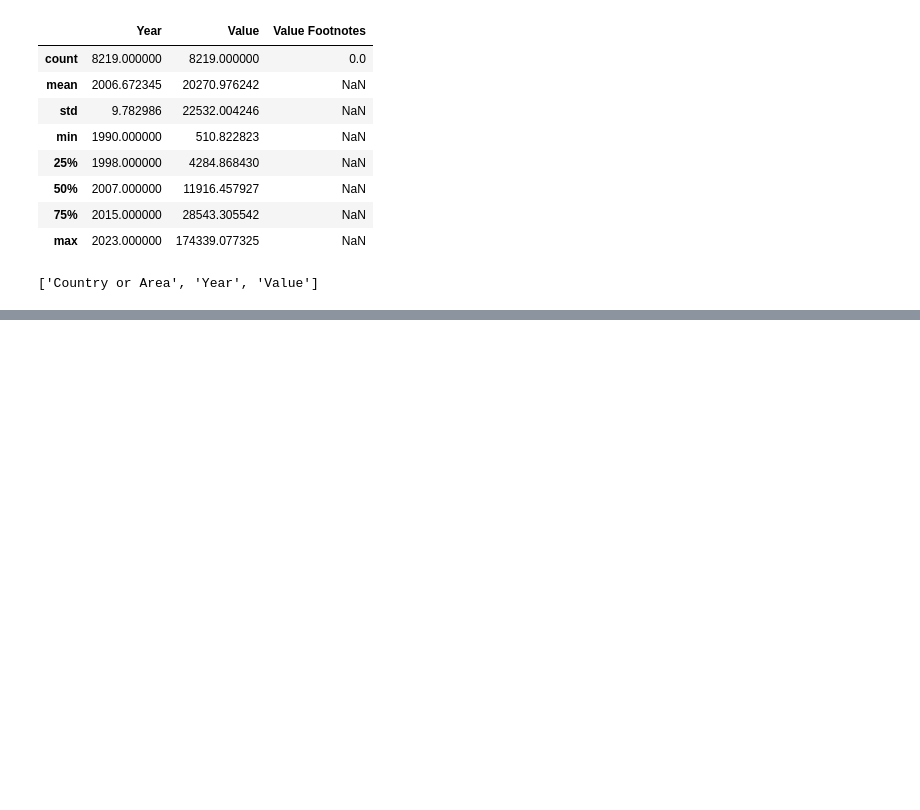
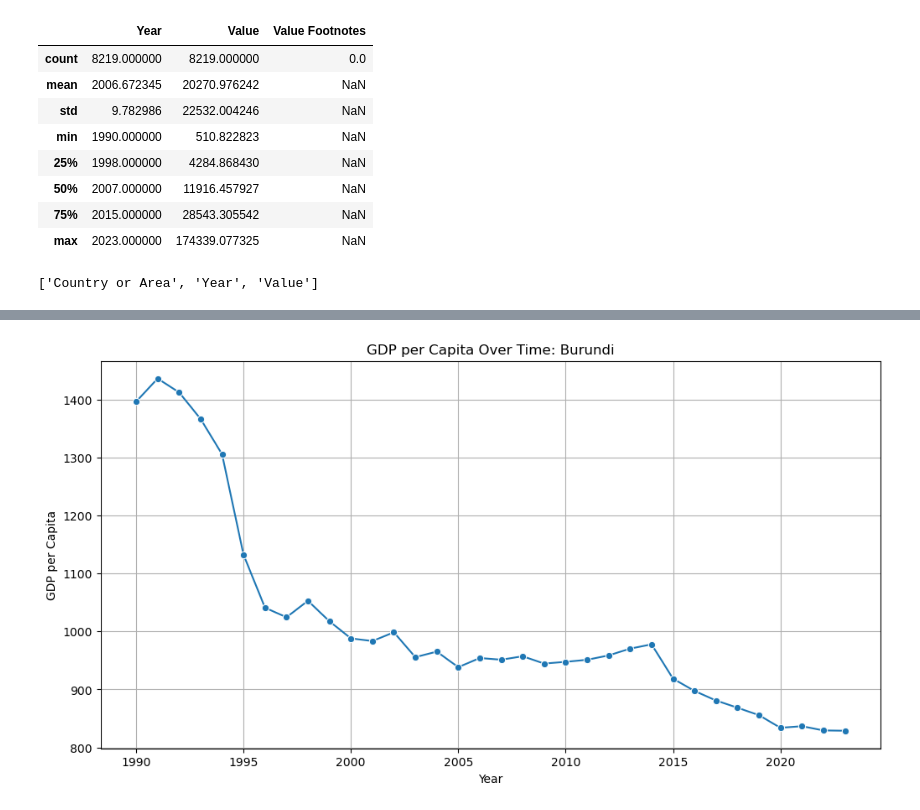
Before and after one commit to NSS-Data-Analytics-Cohort-16/da16-python-gdp-and-internet-use-analysis-brandonwmcmurtry, a Jupyter notebook: notebooks/gdp_internetuse.ipynb, the cells around one changed output, grey strips where cells are left out. Drawn from its saved outputs; the diff is of its cells as text; code cells hidden in the pictures; blank space fills up the shorter version.

```diff
--- a/notebooks/gdp_internetuse.ipynb
+++ b/notebooks/gdp_internetuse.ipynb
@@ -185,0 +223,4 @@ Median GDP per Capita in 2020: 15309.23598817024
+# %%
+df_2020 = gdp_df[gdp_df["Year"] == 2020]
+# %%
+lowest_2020 = df_2020.loc[df_2020["GDP_Per_Capita"].idxmin()]
@@ -185,0 +233,13 @@ Median GDP per Capita in 2020: 15309.23598817024
+# %%
+country_low_df = gdp_df[gdp_df["Country"] == country_with_lowest_2020]
+# %%
+plt.figure(figsize=(12,6))
+sns.lineplot(data=country_low_df, x="Year", y="GDP_Per_Capita", marker="o")
+
+plt.title(f"GDP per Capita Over Time: {country_with_lowest_2020}")
+plt.xlabel("Year")
+plt.ylabel("GDP per Capita")
+plt.grid(True)
+plt.show()
+# %% [output]
+[figure, added]
```
Also changed, not shown: parts of 30 cells of this notebook.
